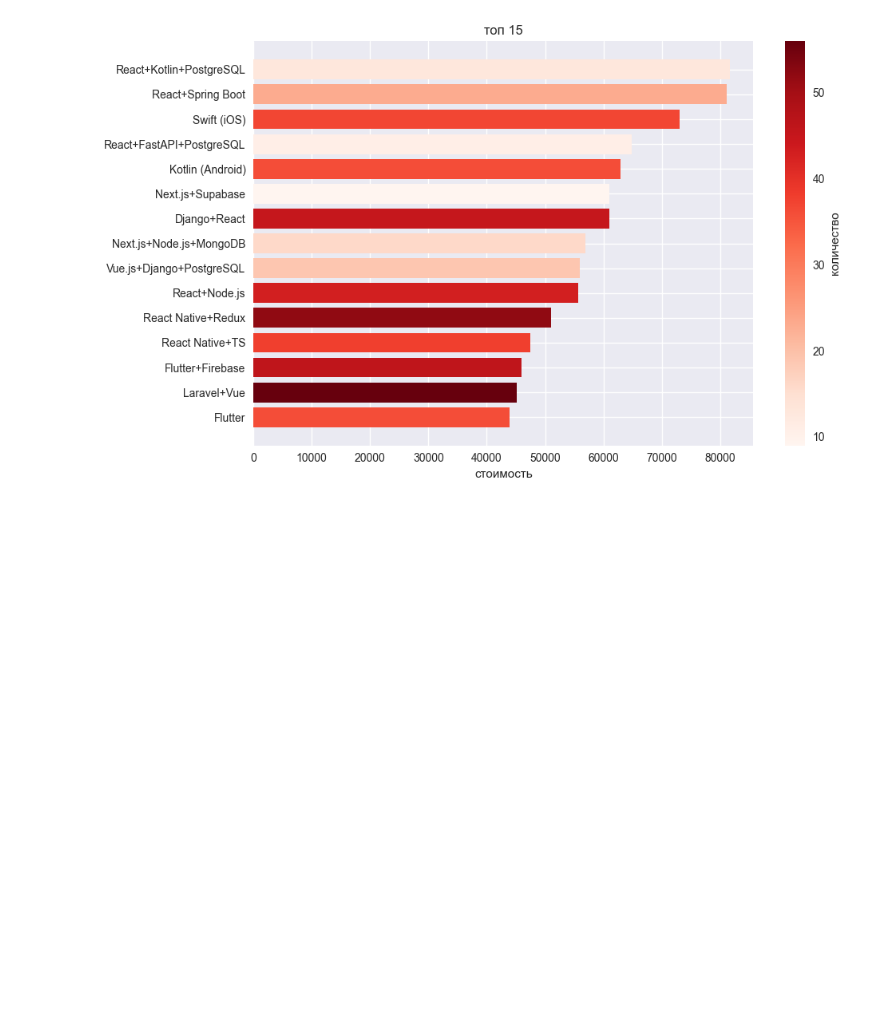
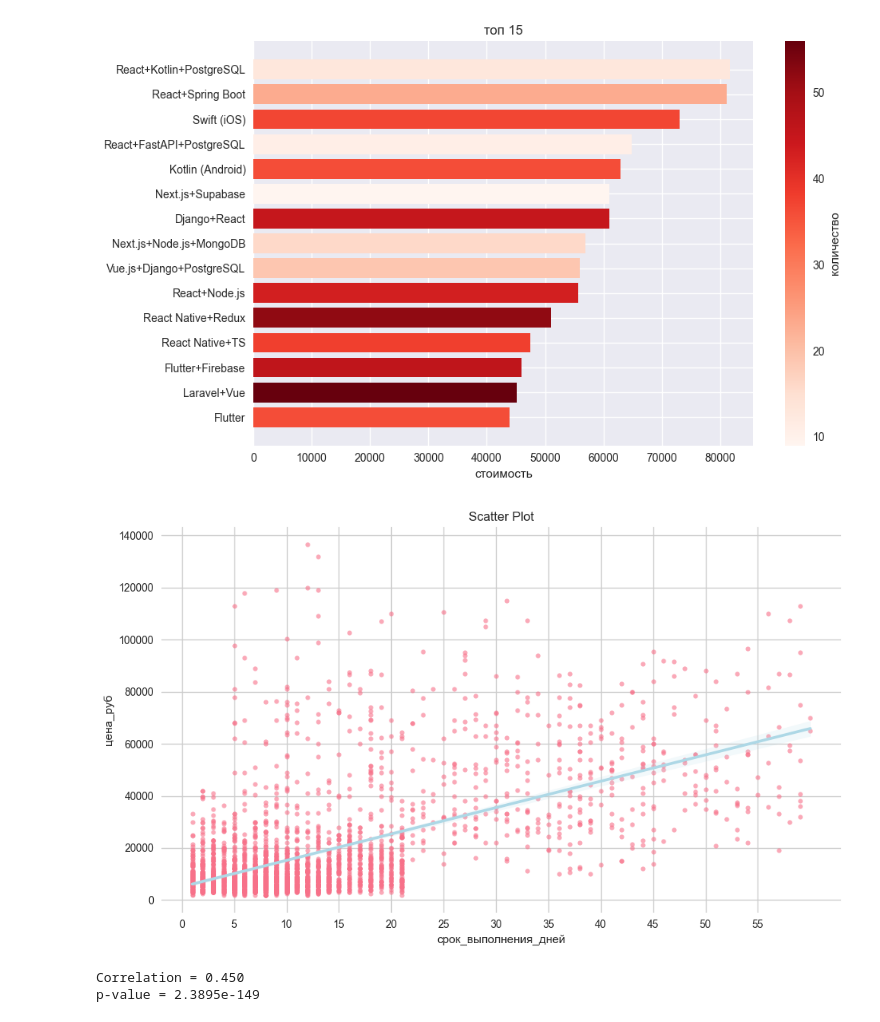
Before and after one commit to sevavargin/CaseBridge, a Jupyter notebook: CaseBridge.ipynb, the cells around one changed output. Cells and saved outputs as stored; diff of their text form; code cells hidden in the pictures; blank space fills up the shorter version.

```diff
--- a/CaseBridge.ipynb
+++ b/CaseBridge.ipynb
@@ -119,3 +119,31 @@ plt.tight_layout()
 plt.show()
 # %% [output]
 [figure]
+# %%
+
+sns.set_style("whitegrid")
+
+plt.figure(figsize=(10, 6))
+
+sns.regplot(
+    data=df,
+    x="срок_выполнения_дней",
+    y="цена_руб",
+    scatter_kws={"s": 20, "alpha": 0.6},
+    line_kws={"color": "lightblue"}
+)
+plt.xticks(np.arange(0, 60, 5))
+plt.title("Scatter Plot")
+plt.tight_layout()
+plt.show()
+
+from scipy.stats import spearmanr
+
+corr, p = spearmanr(df["срок_выполнения_дней"], df["цена_руб"])
+
+print(f"Correlation = {corr:.3f}")
+print(f"p-value = {p:.5}")
+# %% [output]
+[figure, added]
+Correlation = 0.450
+p-value = 2.3895e-149
```
Also changed, not shown: parts of 1 cell of this notebook.
